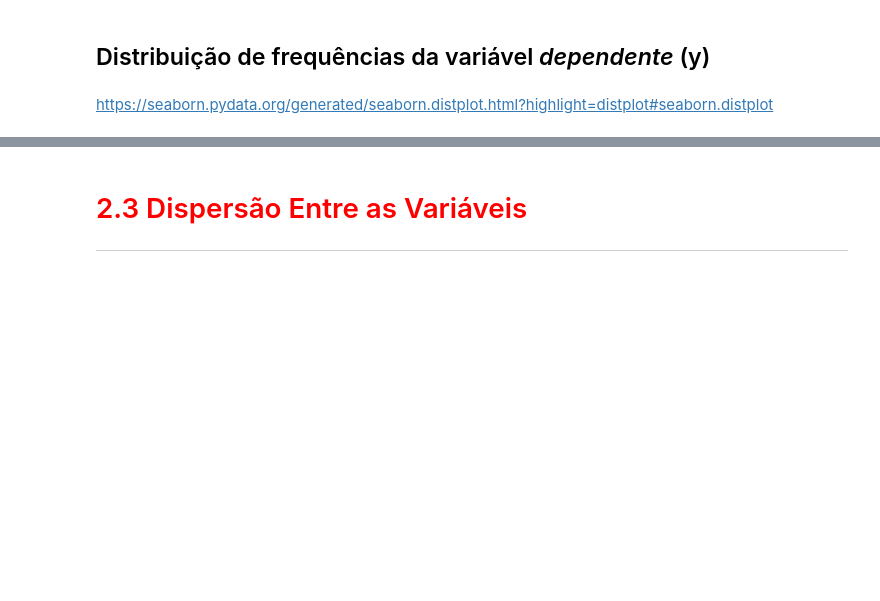
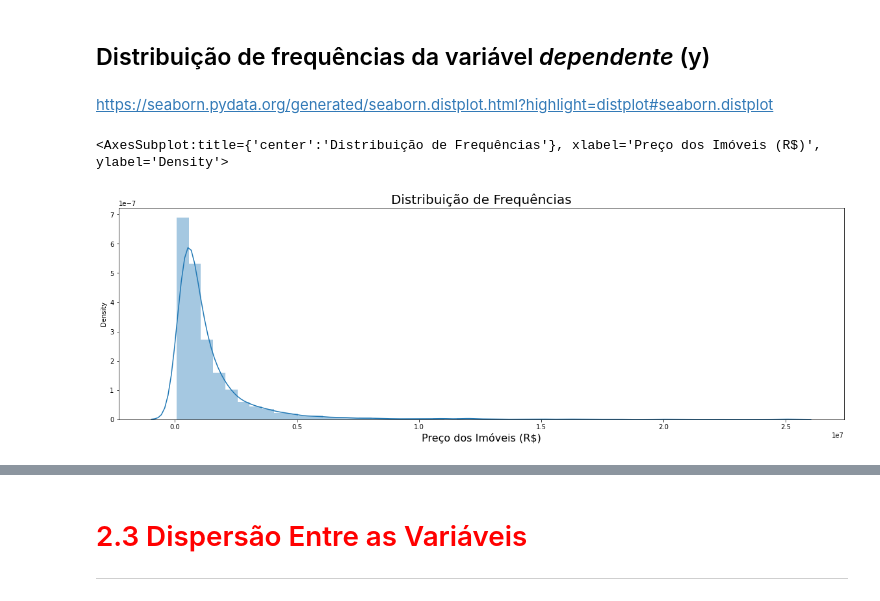
Before and after one commit to vitorgosmao/treinamento-reg-linear, a Jupyter notebook: data-science/reg-linear/Projeto II/Regressão Linear.ipynb, the cells around one changed output, grey strips where cells are left out. Drawn from its saved outputs; the diff is of its cells as text; code cells hidden in the pictures; blank space fills up the shorter version.

```diff
--- a/data-science/reg-linear/Projeto II/Regressão Linear.ipynb
+++ b/data-science/reg-linear/Projeto II/Regressão Linear.ipynb
@@ -110,11 +118,14 @@ ax
 # %% [markdown]
 https://seaborn.pydata.org/generated/seaborn.distplot.html?highlight=distplot#seaborn.distplot
 # %%
-
+ax = sns.distplot(dados['Valor'])
 ax.figure.set_size_inches(20, 6)
 ax.set_title('Distribuição de Frequências', fontsize=20)
 ax.set_xlabel('Preço dos Imóveis (R$)', fontsize=16)
 ax
+# %% [output]
+<AxesSubplot:title={'center':'Distribuição de Frequências'}, xlabel='Preço dos Imóveis (R$)', ylabel='Density'>
+[figure, added]
 # %% [markdown]
 <img width='800px' src='../Dados/img/Box-Plot II.png'>
 # %% [markdown]
```
Also changed, not shown: parts of 5 cells of this notebook.
